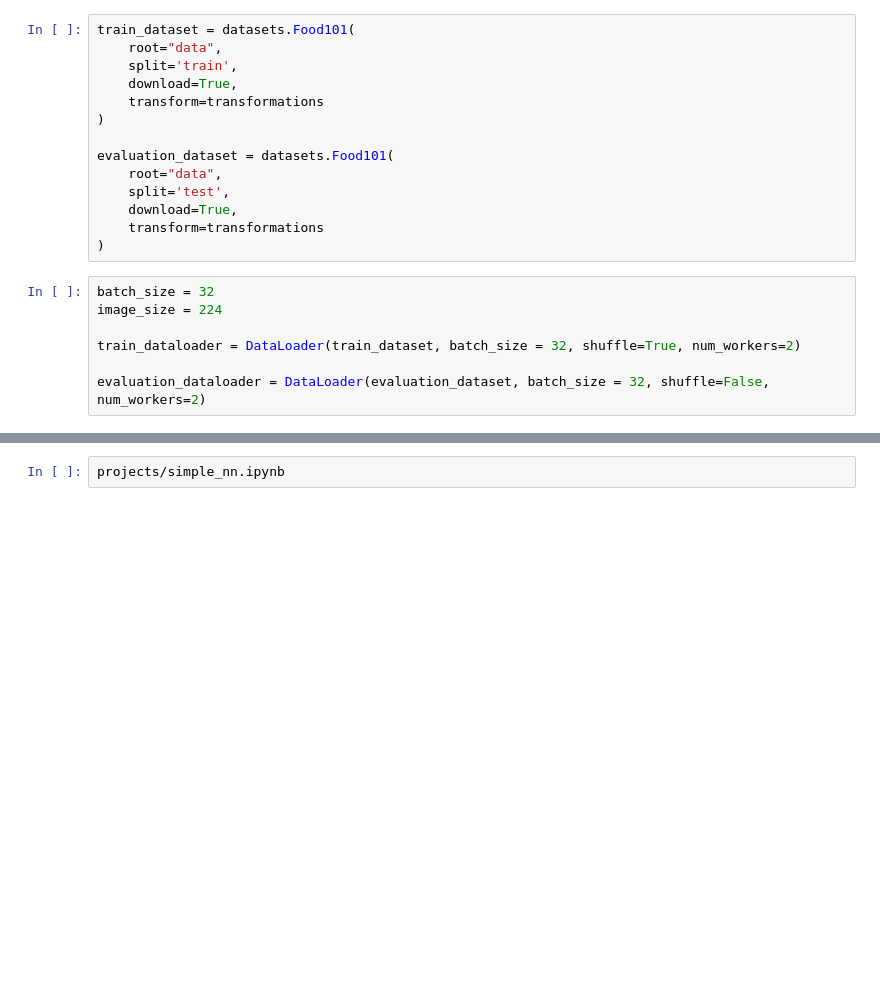
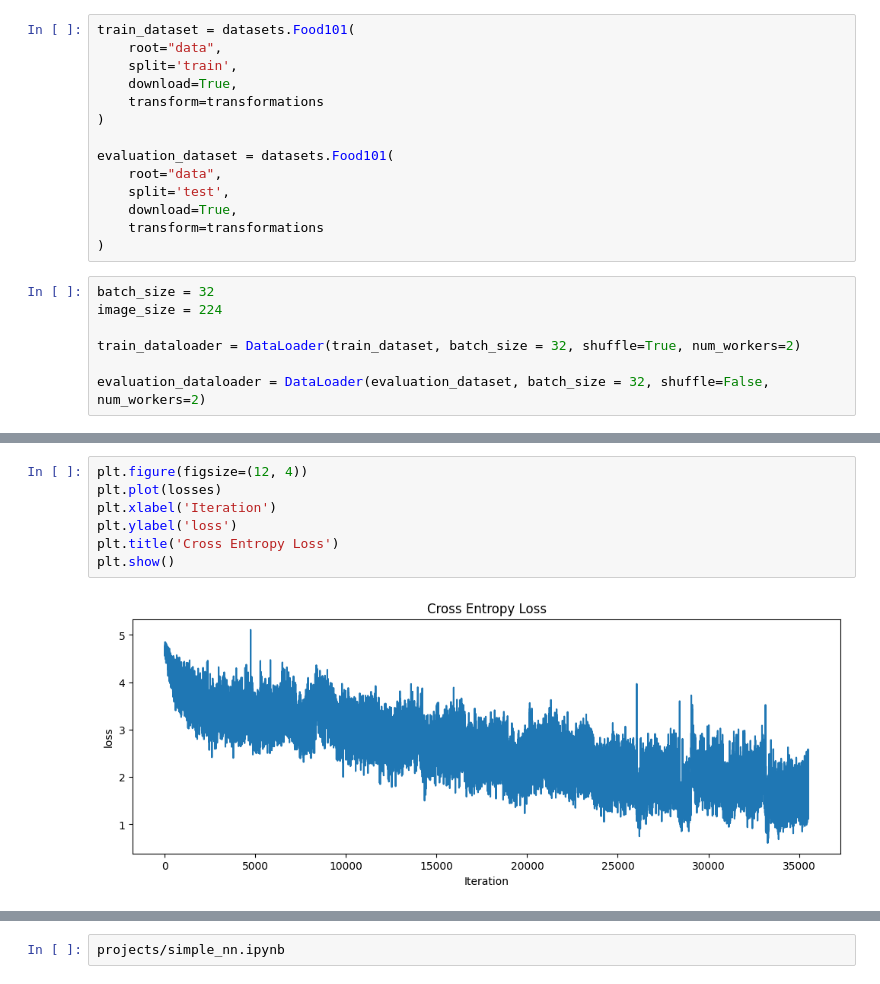
Before and after one commit to kla55/Pytorch_learning, a Jupyter notebook: projects/simple_nn.ipynb, the cells around one changed output, grey strips where cells are left out. Saved outputs shown, nothing was run; the diff lists cells and outputs as text; blank space fills up the shorter version.

```diff
--- a/projects/simple_nn.ipynb
+++ b/projects/simple_nn.ipynb
@@ -274,0 +294,9 @@ KeyboardInterrupt: ignored
+# %%
+plt.figure(figsize=(12, 4))
+plt.plot(losses)
+plt.xlabel('Iteration')
+plt.ylabel('loss')
+plt.title('Cross Entropy Loss')
+plt.show()
+# %% [output]
+[figure, added]
```
Also changed, not shown: parts of 9 cells of this notebook.
